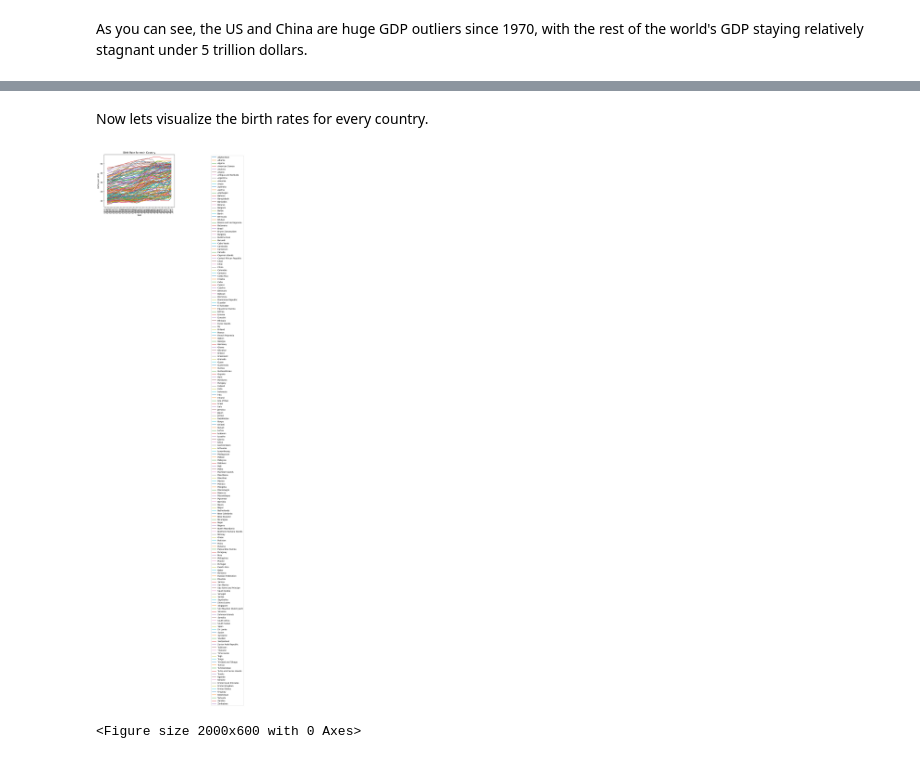
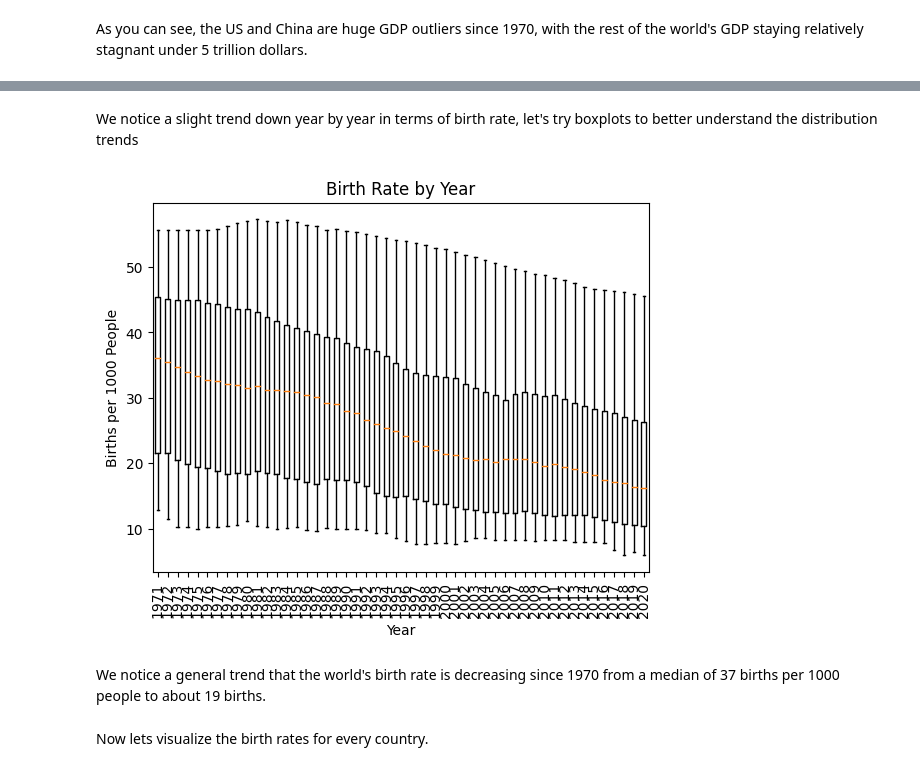
Before and after one commit to iglesias-johnluke/iglesias-johnluke.github.io, a Jupyter notebook: tutorial.ipynb, the cells around one changed output, grey strips where cells are left out. Drawn from its saved outputs; the diff is of its cells as text; code cells hidden in the pictures.

```diff
--- a/tutorial.ipynb
+++ b/tutorial.ipynb
@@ -367,28 +403,39 @@ plt.show()
+# %% [markdown]
+We notice a slight trend down year by year in terms of birth rate,
+let's try boxplots to better understand the distribution trends
+# %%
+
+# Filter out rows with missing birth_rate values
+filtered_df = countryDF.dropna(subset=['birth_rate'])
+
+# Group the data by year
+grouped_df = filtered_df.groupby('year')
+
+# Create a list to store the birth rate values for each year
+data = []
+
+# Iterate over each year and append birth rate values to the data list
+for year, group in grouped_df:
+    data.append(group['birth_rate'])
+
+# Create a boxplot for each year
+plt.boxplot(data)
+
+# Set the x-axis labels to the year values
+plt.xticks(range(1, len(grouped_df)+1), [str(year) for year, _ in grouped_df], rotation=90)
+
+# Add labels and title to the plot
+plt.xlabel('Year')
+plt.ylabel('Births per 1000 People')
+plt.title('Birth Rate by Year')
+
+# Show the plot
+plt.show()
+# %% [output]
+[figure, added]
+# %% [markdown]
+We notice a general trend that the world's birth rate
+is decreasing since 1970 from a median of 37 births per 1000 people to
+about 19 births.
 # %% [markdown]
 Now lets visualize the birth rates for every country.
-# %%
-# Group the data by country
-grouped = countryDF.groupby('country')
-
-# Loop through each country group and plot the birth rate over the years
-for name, group in grouped:
-    plt.plot(group['year'], group['birth_rate'], label=name)
-
-# Add labels and legend to the plot
-plt.xlabel('Year')
-plt.ylabel('Births per 1000')
-plt.title('Birth Rate for each Country')
-
-# adjust the right margin to make room for the legend
-plt.legend(loc='upper right', bbox_to_anchor=(2, 1))
-# rotate the x-ticks by 45 degrees
-plt.xticks(rotation=90)
-
-plt.figure(figsize=(20, 6))
-
-
-# Show the plot
-plt.show()
-# %% [output]
-[figure, removed]
-<Figure size 2000x600 with 0 Axes>
```
Also changed, not shown: parts of 6 cells of this notebook.
